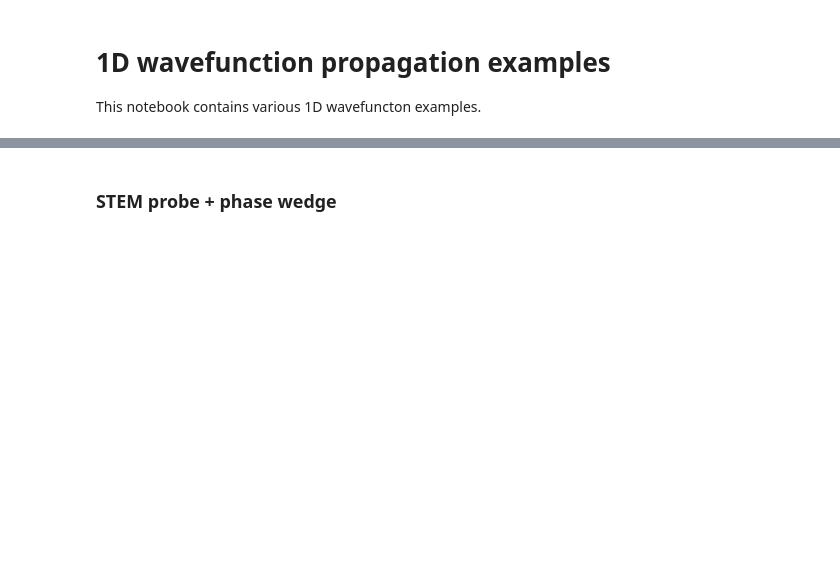
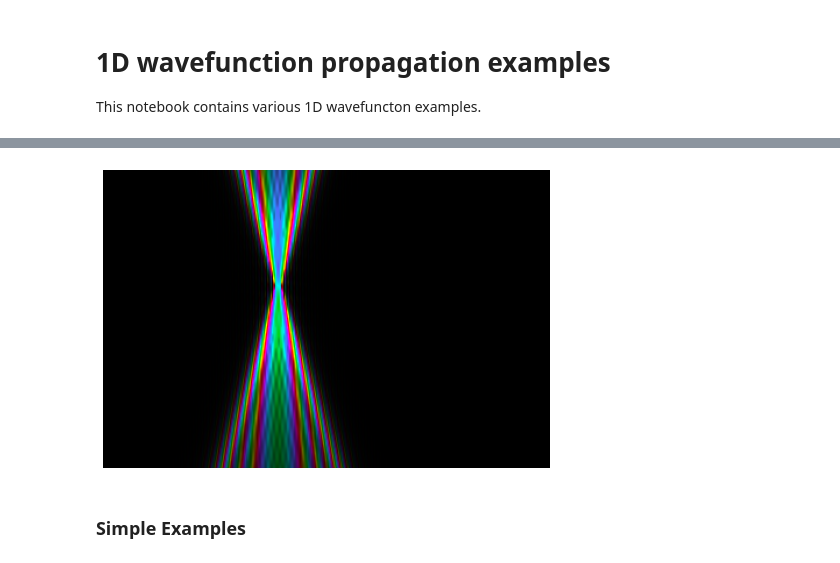
Before and after one commit to tem-elements/tem-elements, a Jupyter notebook: notebooks/wavefunction_1D.ipynb, the cells around one changed output, grey strips where cells are left out. Cells and saved outputs as stored; diff of their text form; code cells hidden in the pictures; blank space fills up the shorter version.

```diff
--- a/notebooks/wavefunction_1D.ipynb
+++ b/notebooks/wavefunction_1D.ipynb
@@ -231,2 +511,15 @@ def plot_image(im_rgb):
+# %%
+# Free space STEM probe (defocus)
+plot_image(color_complex(wavefunction_prop(
+    make_free_space(),
+    STEM_probe(
+        probe_max_inv_ang = 2.0,
+        probe_pos = 15.0,
+        probe_tilt = 2,
+    ),
+    defocus=1e4,
+    normalize_rows_max=False),amp_range=(0,0.25),amp_power=2))
+# %% [output]
+[figure, added]
 # %% [markdown]
-### STEM probe + phase wedge
+### Simple Examples
```
Also changed, not shown: parts of 16 cells of this notebook.
